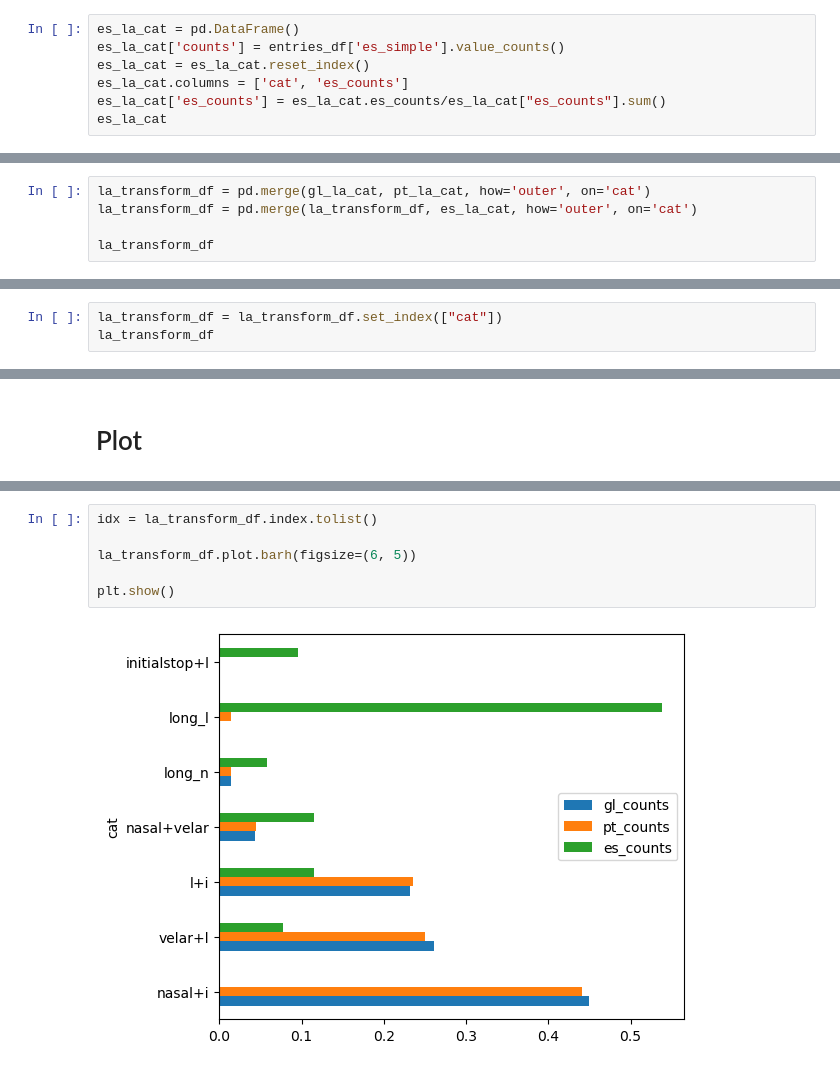
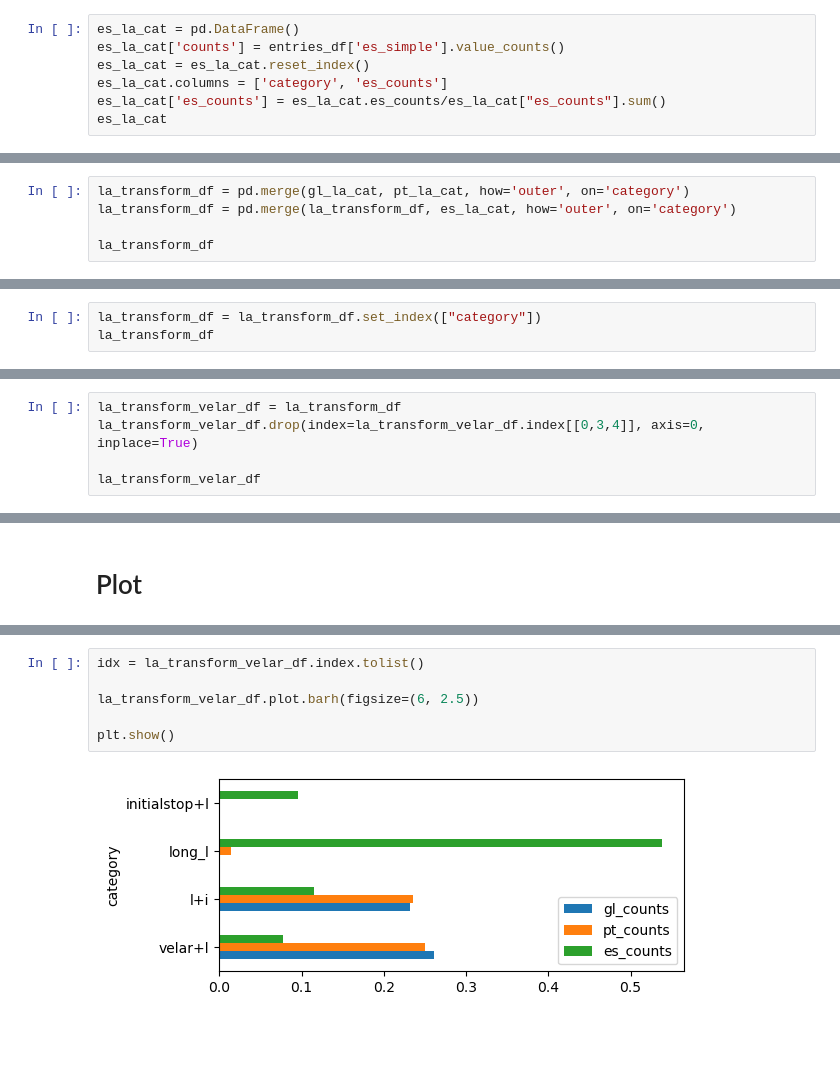
Before and after one commit to Portophon/Gal-palatals, a Jupyter notebook: Wikcionário - Extract n Stats gl-pt-es - latin-simple.ipynb, the cells around one changed output, grey strips where cells are left out. Drawn from its saved outputs; the diff is of its cells as text; blank space fills up the shorter version.

```diff
--- a/Wikcionário - Extract n Stats gl-pt-es - latin-simple.ipynb
+++ b/Wikcionário - Extract n Stats gl-pt-es - latin-simple.ipynb
@@ -70,7 +70,7 @@ pt_la_cat
 es_la_cat = pd.DataFrame()
 es_la_cat['counts'] = entries_df['es_simple'].value_counts()
 es_la_cat = es_la_cat.reset_index()
-es_la_cat.columns = ['cat', 'es_counts']
+es_la_cat.columns = ['category', 'es_counts']
 es_la_cat['es_counts'] = es_la_cat.es_counts/es_la_cat["es_counts"].sum()
 es_la_cat
 # %% [output]
@@ -82,8 +82,8 @@ es_la_cat
 | 4 | velar+l | 0.076923 |
 | 5 | long_n | 0.057692 |
 # %%
-la_transform_df = pd.merge(gl_la_cat, pt_la_cat, how='outer', on='cat')
-la_transform_df = pd.merge(la_transform_df, es_la_cat, how='outer', on='cat')
+la_transform_df = pd.merge(gl_la_cat, pt_la_cat, how='outer', on='category')
+la_transform_df = pd.merge(la_transform_df, es_la_cat, how='outer', on='category')
 
 la_transform_df
 # %% [output]
@@ -96,7 +96,7 @@ la_transform_df
 | 5 | long_l | NaN | 0.014706 | 0.538462 |
 | 6 | initialstop+l | NaN | NaN | 0.096154 |
 # %%
-la_transform_df = la_transform_df.set_index(["cat"])
+la_transform_df = la_transform_df.set_index(["category"])
 la_transform_df
 # %% [output]
 |  | gl_counts | pt_counts | es_counts |
@@ -110,0 +120,5 @@ la_transform_df
+# %%
+la_transform_velar_df = la_transform_df
+la_transform_velar_df.drop(index=la_transform_velar_df.index[[0,3,4]], axis=0, inplace=True)
+
+la_transform_velar_df
@@ -113,8 +142,8 @@ la_transform_df
 # %%
-idx = la_transform_df.index.tolist()
+idx = la_transform_velar_df.index.tolist()
 
-la_transform_df.plot.barh(figsize=(6, 5))
+la_transform_velar_df.plot.barh(figsize=(6, 2.5))
 
 plt.show()
 # %% [output]
-[figure, old version]
+[figure, new version]
```
Also changed, not shown: parts of 8 cells of this notebook, 1 other file.
